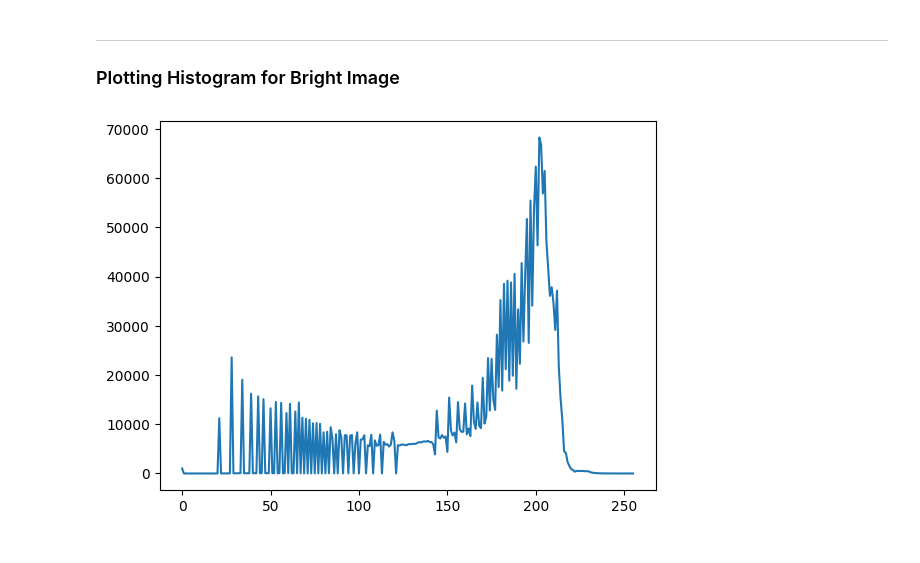
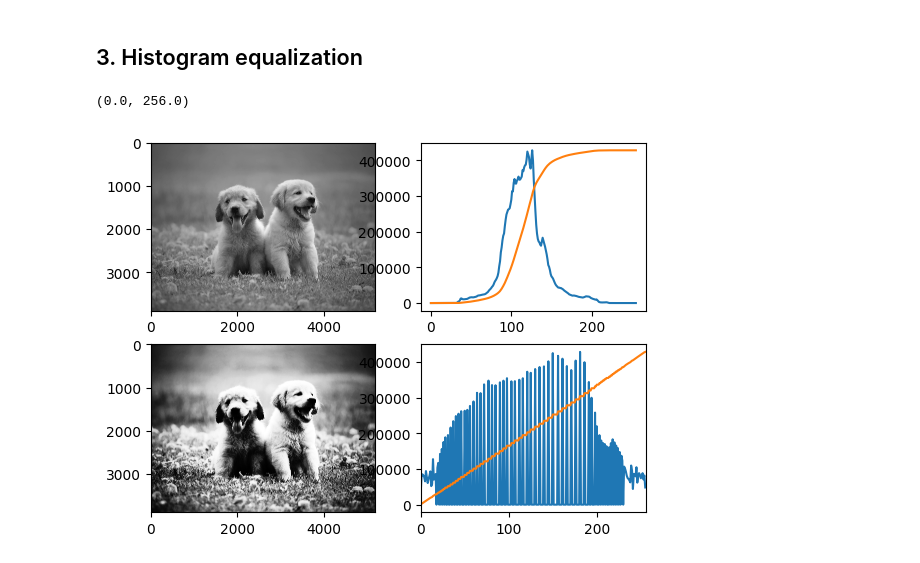
Before and after one commit to NinadKarlekar/Practical_BscIT_MscIT_Ninad, a Jupyter notebook: MscIT/Semester 2/ImageProcessing/Practical 4/prac4C_Histogram equalization.ipynb, the cells around one changed output. Drawn from its saved outputs; the diff is of its cells as text; code cells hidden in the pictures.

```diff
--- a/MscIT/Semester 2/ImageProcessing/Practical 4/prac4C_Histogram equalization.ipynb
+++ b/MscIT/Semester 2/ImageProcessing/Practical 4/prac4C_Histogram equalization.ipynb
@@ -68,23 +1,22 @@ plt.show()
-# %% [markdown]
----
-
-### Plotting Histogram for Bright Image
-# %%
-# importing required libraries of opencv
-import cv2
-
-# importing library for plotting
-from matplotlib import pyplot as plt
-
-# reads an input image
-img = cv2.imread('F:/GitHub/Practical_BscIT_MscIT_Ninad/MscIT/Semester 2/ImageProcessing/Dataset/Bright.png',0)
-
-# find frequency of pixels in range 0-255
-histr = cv2.calcHist([img],[0],None,[256],[0,256])
-
-# show the plotting graph of an image
-#plt.imshow(img)
-plt.plot(histr)
-plt.show()
-# %% [output]
-[figure, removed]
+# %% [markdown]
+## 3.	Histogram equalization
+# %%
+import cv2
+from matplotlib import pyplot as plt
+img = cv2.imread('F:/GitHub/Practical_BscIT_MscIT_Ninad/MscIT/Semester 2/ImageProcessing/Dataset/Dog.jpg',0)
+
+hist = cv2.calcHist([img],[0],None,[256],[0,256])
+eq = cv2.equalizeHist(img)
+cdf = hist.cumsum()
+cdfnmhist = cdf * hist.max()/ cdf.max()
+histeq = cv2.calcHist([eq],[0],None,[256],[0,256])
+cdfeq = histeq.cumsum()
+cdfnmhisteq = cdfeq * histeq.max()/ cdf.max()
+plt.subplot(221), plt.imshow(img,'gray')
+plt.subplot(222), plt.plot(hist), plt.plot(cdfnmhist)
+plt.subplot(223), plt.imshow(eq,'gray')
+plt.subplot(224), plt.plot(histeq), plt.plot(cdfnmhisteq)
+plt.xlim([0,256])
+# %% [output]
+(0.0, 256.0)
+[figure, added]
```
Also changed, not shown: parts of 6 cells of this notebook, 3 other files.
